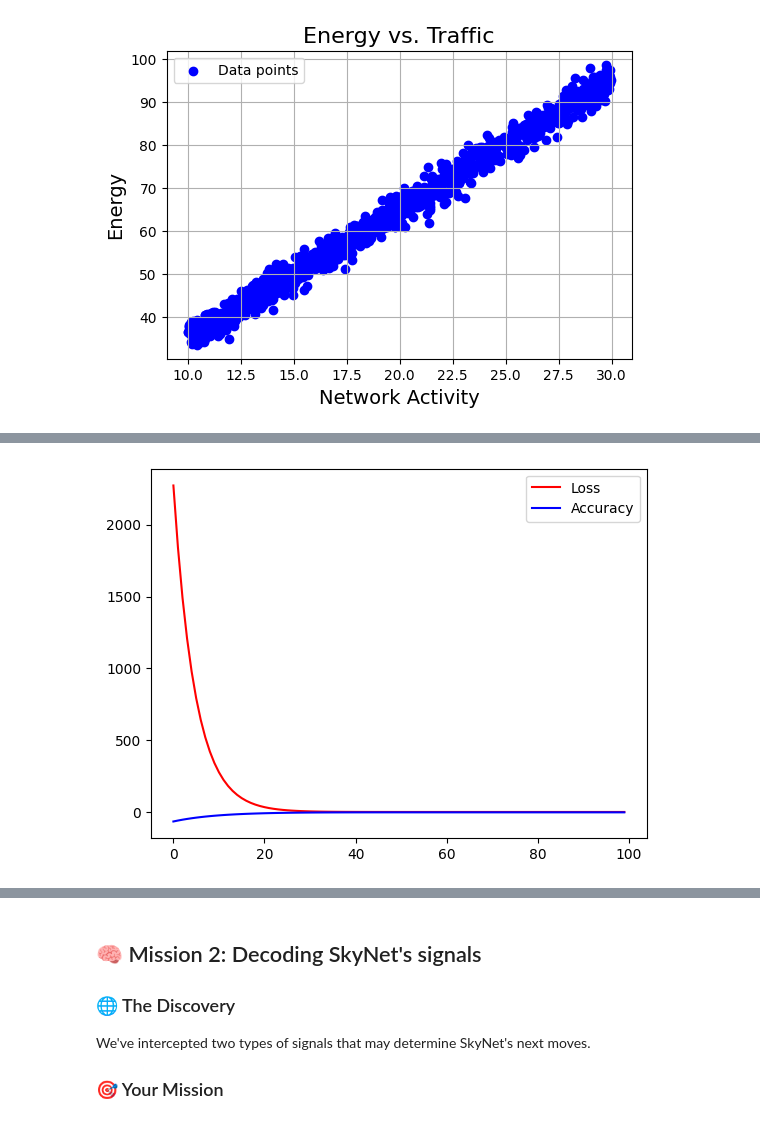
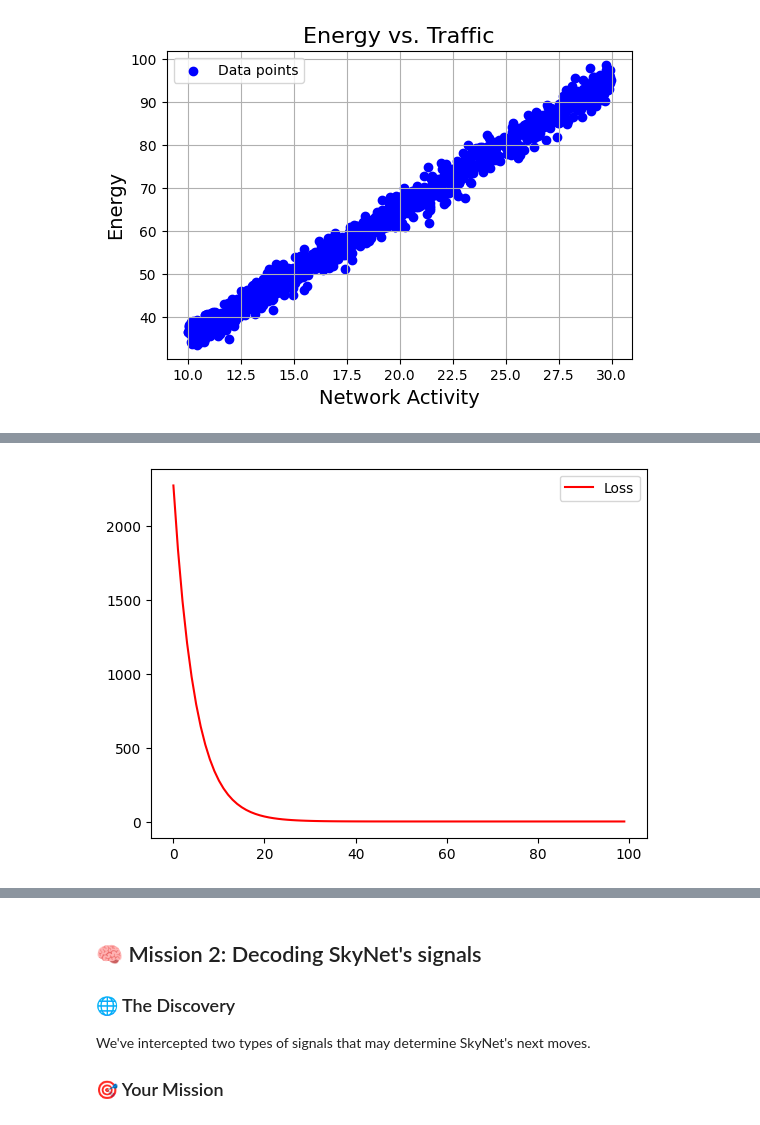
Before and after one commit to kaamyashinde/supervised-learning, a Jupyter notebook: Chapter_1.ipynb, the cells around one changed output, grey strips where cells are left out. Drawn from its saved outputs; the diff is of its cells as text; code cells hidden in the pictures.

```diff
--- a/Chapter_1.ipynb
+++ b/Chapter_1.ipynb
@@ -106,8 +93,7 @@ Length: 1000, dtype: float64
 # %%
 epoch_list = np.arange(0, train_epochs, 1)
 plt.plot(epoch_list, lr.losses, c='red', label="Loss")
-plt.plot(epoch_list, lr.train_accuracies, c='blue', label="Accuracy")
 plt.legend()
 plt.show()
 # %% [output]
-[figure, old version]
+[figure, new version]
```
Also changed, not shown: parts of 2 cells of this notebook.
